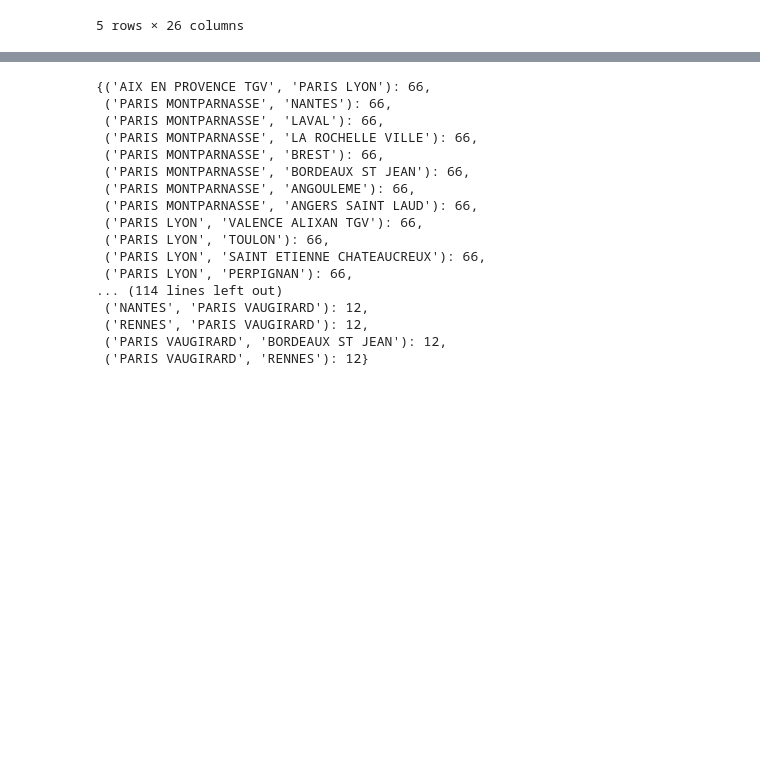
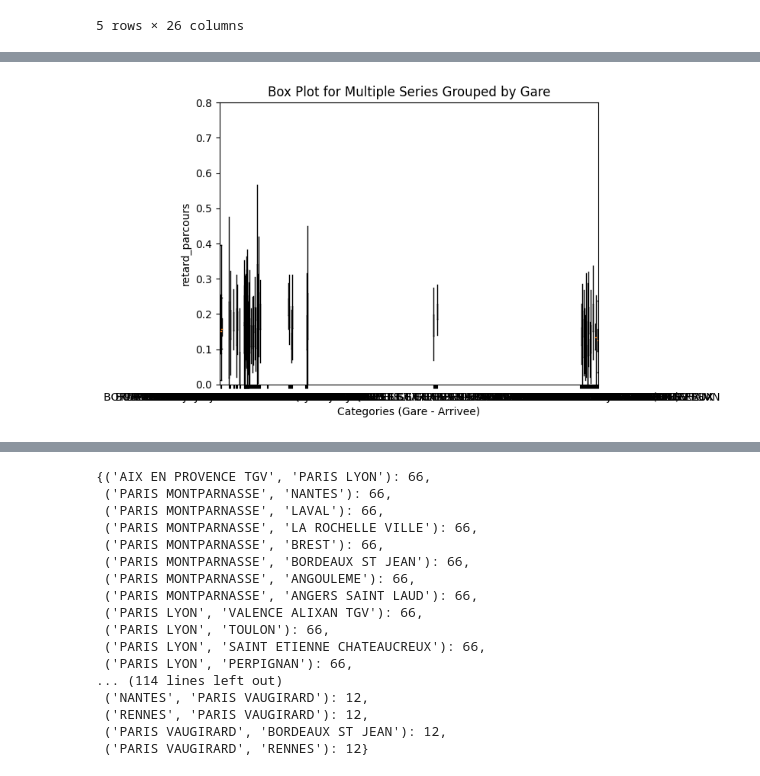
Before and after one commit to robincolinet/sncf_td1_gr1, a Jupyter notebook: data_exploration.ipynb, the cells around one changed output, grey strips where cells are left out. Drawn from its saved outputs; the diff is of its cells as text; code cells hidden in the pictures; blank space fills up the shorter version.

```diff
--- a/data_exploration.ipynb
+++ b/data_exploration.ipynb
@@ -17,0 +56,4 @@ data.head()
+# %%
+for i,j in enumerate(list(data2['couple_gares'].value_counts().keys())):
+    print(i)
+    print(j)
@@ -17,0 +94,2 @@ data.head()
+# %%
+lignes_au_depart = {gare : list(set(couple.split('-')[1] for couple in data2['couple_gares'].to_list() if couple.split('-')[0] == gare)) for gare in data2['gare_depart'].drop_duplicates()}
@@ -17,0 +116,27 @@ data.head()
+# %%
+category_groups = []
+
+# Iterate through each 'gare' and add the data for each 'arrivee' to the list
+for i, (gare, arrivees) in enumerate(lignes_au_depart.items()):
+    if len(arrivees) > 1:
+        for j, arrivee in enumerate(arrivees):
+            subset_data = data2[(data2['gare_depart'] == gare) & (data2['gare_arrivee'] == arrivee)][scalar_column]
+            category_groups.append(subset_data)
+
+            # Create a label for the box with the 'gare' and 'arrivee'
+            label = f'{gare} - {arrivee}'
+            x_position = i * len(arrivees) + j + 1
+
+            # Create a box plot for the current 'gare' and 'arrivee'
+            plt.boxplot(subset_data, positions=[x_position], labels=[label], showfliers=False)
+
+# Set the title, labels, and y-axis scale
+plt.title('Box Plot for Multiple Series Grouped by Gare')
+plt.xlabel('Categories (Gare - Arrivee)')
+plt.ylabel(scalar_column)
+plt.ylim(0, 0.8)
+
+# Show the plot
+plt.show()
+# %% [output]
+[figure, added]
```
Also changed, not shown: parts of 25 cells of this notebook.
